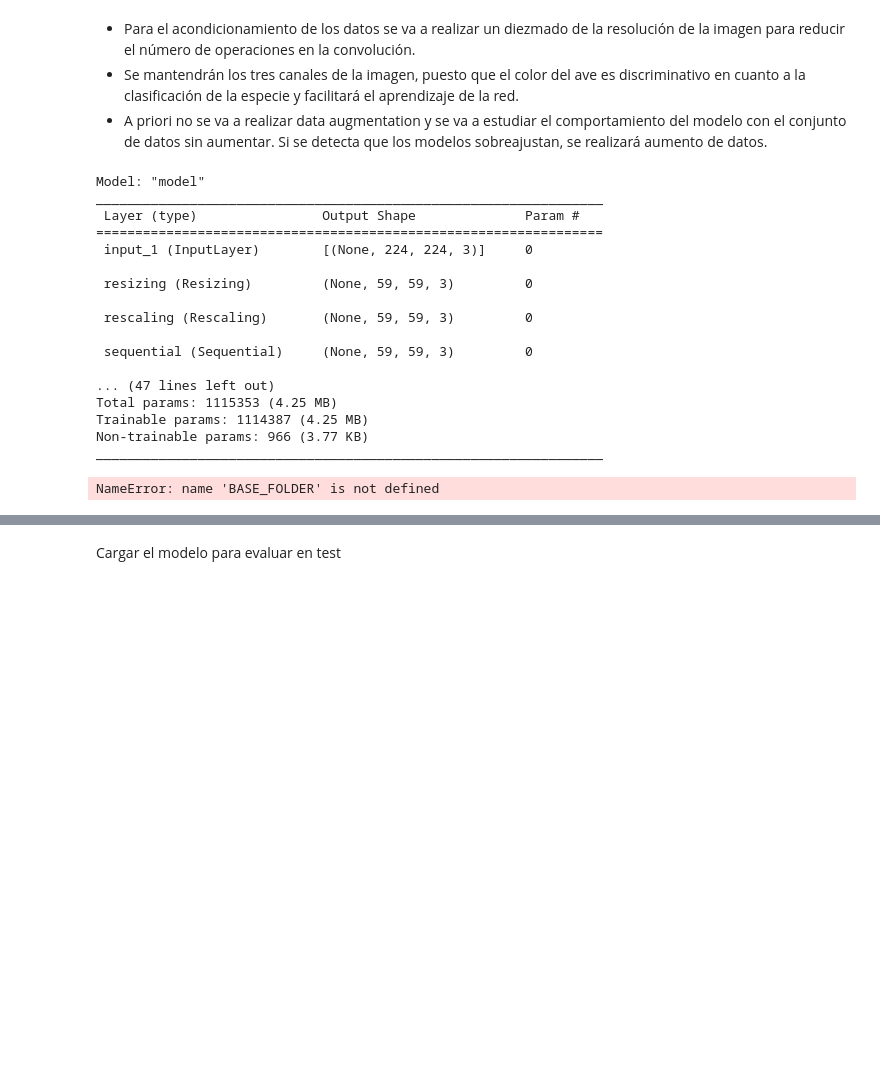
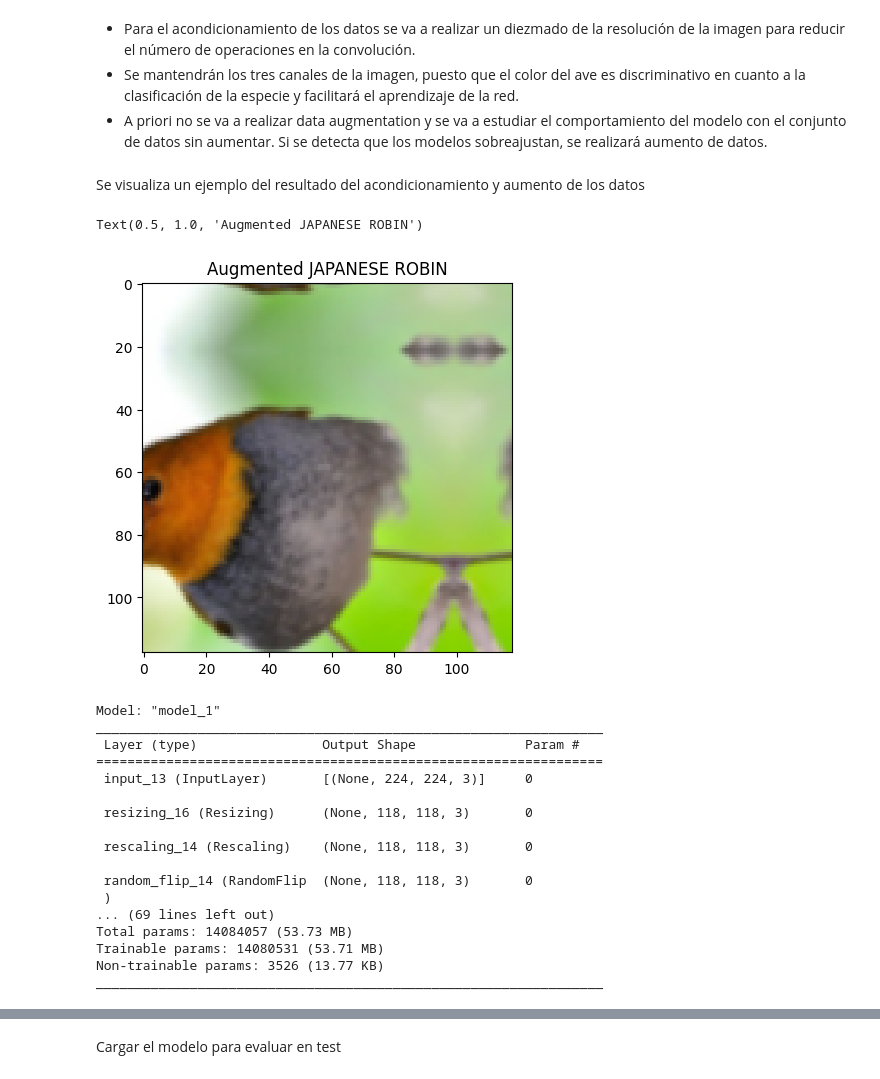
Before and after one commit to OscarVallsVIU/trabajo_final_RN, a Jupyter notebook: 07MIAR_Proyecto_Programacion.ipynb, the cells around one changed output, grey strips where cells are left out. Drawn from its saved outputs; the diff is of its cells as text; code cells hidden in the pictures; blank space fills up the shorter version.

```diff
--- a/07MIAR_Proyecto_Programacion.ipynb
+++ b/07MIAR_Proyecto_Programacion.ipynb
@@ -237,22 +232,35 @@ plt.show()
 *   Se mantendrán los tres canales de la imagen, puesto que el color del ave es discriminativo en cuanto a la clasificación de la especie y facilitará el aprendizaje de la red.
 *   A priori no se va a realizar data augmentation y se va a estudiar el comportamiento del modelo con el conjunto de datos sin aumentar. Si se detecta que los modelos sobreajustan, se realizará aumento de datos.
 # %%
-data_augmentation = keras.Sequential(
+data_conditioning_augmentation = keras.Sequential(
     [
+        layers.Resizing(118,118),
+        layers.Rescaling(1./255),
         layers.RandomFlip("horizontal"),
         layers.RandomRotation(0.2),
         layers.RandomTranslation(height_factor=(-0.2,0.2),width_factor=(-0.2,0.2))
     ]
 )
+img = data_conditioning_augmentation(img)
+# %% [markdown]
+Se visualiza un ejemplo del resultado del acondicionamiento y aumento de los datos
+# %%
+plt.imshow(img)
+plt.title(f"Augmented {bird}")
+# %% [output]
+Text(0.5, 1.0, 'Augmented JAPANESE ROBIN')
+[figure, added]
 # %%
 import keras
 from keras import layers
 inputs = keras.Input(shape=(224, 224, 3))
 
-x = layers.Resizing(59,59)(inputs)
+x = layers.Resizing(118,118)(inputs)
 x = layers.Rescaling(1./255)(x)
+x = layers.RandomFlip("horizontal")(x)
+x = layers.RandomRotation(0.2)(x)
+x = layers.RandomTranslation(height_factor=(-0.2,0.2),width_factor=(-0.2,0.2))(x)
 
-x = data_augmentation(x)
 
 x = layers.BatchNormalization()(x)
 x = layers.Conv2D(filters=32, kernel_size=3, activation="relu")(x)
@@ -267,36 +275,45 @@ x = layers.Conv2D(filters=128, kernel_size=3, activation="relu")(x)
 x = layers.MaxPooling2D(pool_size=2, padding="same")(x)
 
 x = layers.BatchNormalization()(x)
-x = layers.Conv2D(filters=256, kernel_size=3, activation="relu")(x)
-x = layers.MaxPooling2D(pool_size=2, padding="same")(x)
+x = layers.Conv2D(filters=256, kernel_size=3, activation="relu",padding="same")(x)
 
 x = layers.BatchNormalization()(x)
 x = layers.Conv2D(filters=256, kernel_size=3, activation="relu",padding="same")(x)
-x = layers.MaxPooling2D(pool_size=2, padding="same")(x)
+x = layers.MaxPooling2D(pool_size=2, padding="valid")(x)
+
+x = layers.BatchNormalization()(x)
+x = layers.Conv2D(filters=512, kernel_size=3, activation="relu",padding="same")(x)
+
+x = layers.BatchNormalization()(x)
+x = layers.Conv2D(filters=512, kernel_size=3, activation="relu",padding="same")(x)
+x = layers.MaxPooling2D(pool_size=2, padding="valid")(x)
+
+x = layers.BatchNormalization()(x)
+x = layers.Conv2D(filters=1024, kernel_size=3, activation="relu",padding="same")(x)
 
 x = layers.Flatten()(x)
 
-x = layers.Dropout(0.5)(x)
+x = layers.Dropout(0.1)(x)
 outputs = layers.Dense(525, activation="softmax")(x)
 model = keras.Model(inputs=inputs, outputs=outputs)
 model.summary()
 # %% [output]
-Model: "model"
+Model: "model_1"
 _________________________________________________________________
  Layer (type)                Output Shape              Param #
 =================================================================
- input_1 (InputLayer)        [(None, 224, 224, 3)]     0
+ input_13 (InputLayer)       [(None, 224, 224, 3)]     0
 
- resizing (Resizing)         (None, 59, 59, 3)         0
+ resizing_16 (Resizing)      (None, 118, 118, 3)       0
 
- rescaling (Rescaling)       (None, 59, 59, 3)         0
+ rescaling_14 (Rescaling)    (None, 118, 118, 3)       0
 
- sequential (Sequential)     (None, 59, 59, 3)         0
-
-... (47 lines left out)
-Total params: 1115353 (4.25 MB)
-Trainable params: 1114387 (4.25 MB)
-Non-trainable params: 966 (3.77 KB)
+ random_flip_14 (RandomFlip  (None, 118, 118, 3)       0
+ )
+... (69 lines left out)
+Total params: 14084057 (53.73 MB)
+Trainable params: 14080531 (53.71 MB)
+Non-trainable params: 3526 (13.77 KB)
 _________________________________________________________________
 # %%
 optimizer = tf.keras.optimizers.Adam(learning_rate=0.001)
@@ -309,9 +326,8 @@ callbacks = [
     keras.callbacks.ModelCheckpoint(
         filepath=f"{BASE_FOLDER}/checkpoints/CNN/best_model_data_augmentation.keras",
         save_best_only=True,
-        monitor="val_loss")]
+        monitor="val_loss"),
+    keras.callbacks.EarlyStopping(patience=8)]
-# %% [output]
-NameError: name 'BASE_FOLDER' is not defined
 # %%
 history = model.fit(
     train_dataset,
```
Also changed, not shown: parts of 10 cells of this notebook.
